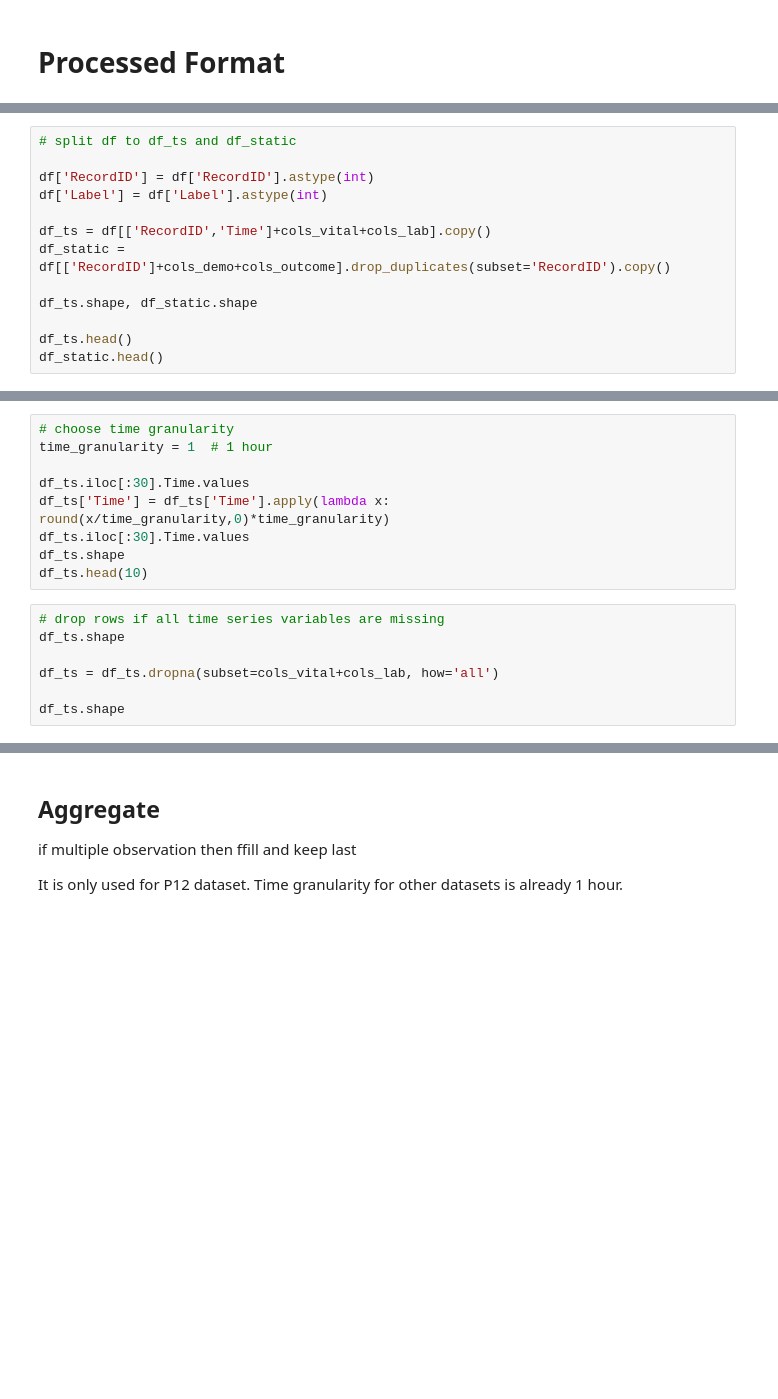
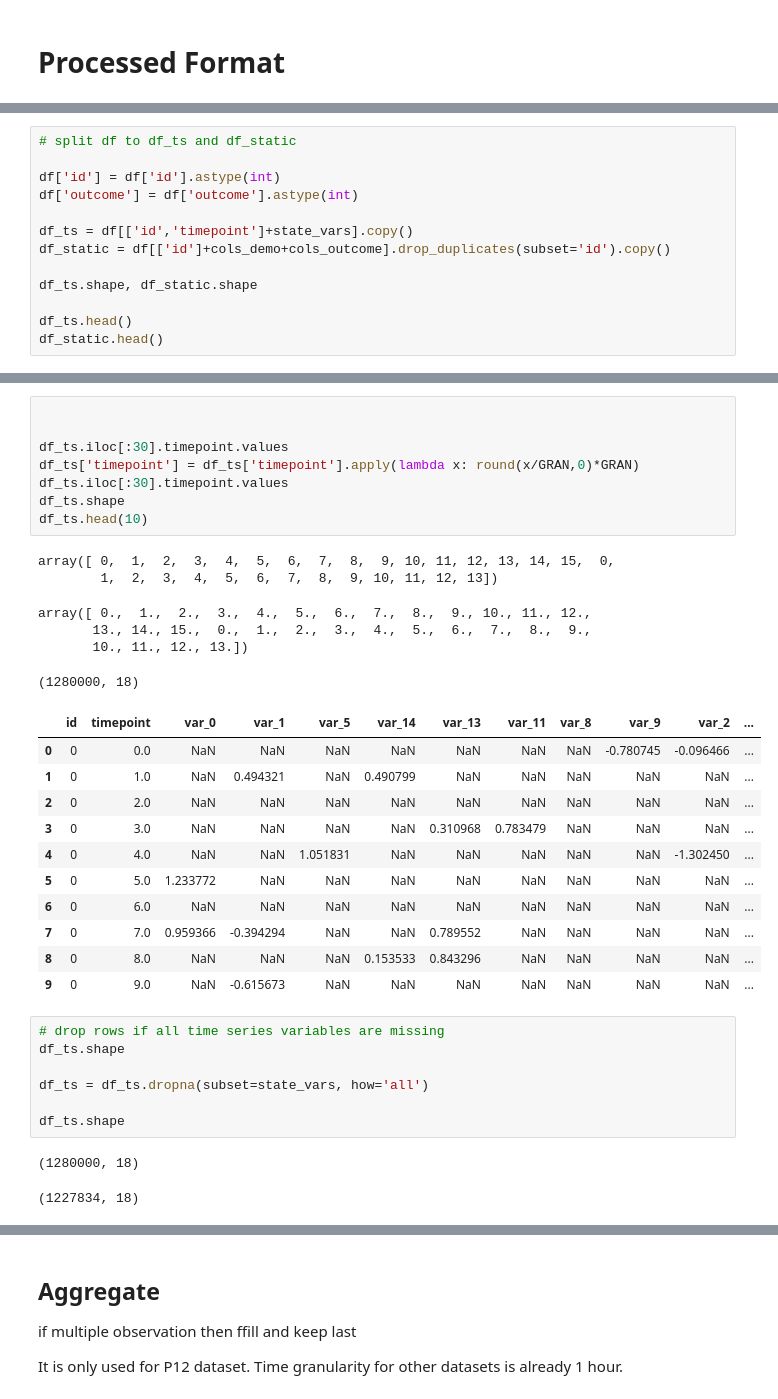
Before and after one commit to esl-epfl/TimEHR, a Jupyter notebook: data/Prepare_Datasets.ipynb, the cells around one changed output, grey strips where cells are left out. Cells and saved outputs as stored; diff of their text form; blank space fills up the shorter version.

```diff
--- a/data/Prepare_Datasets.ipynb
+++ b/data/Prepare_Datasets.ipynb
@@ -512,11 +405,11 @@ print("number of demographic variables: ", len(demo_vars))
 # %%
 # split df to df_ts and df_static
 
-df['RecordID'] = df['RecordID'].astype(int)
-df['Label'] = df['Label'].astype(int)
+df['id'] = df['id'].astype(int)
+df['outcome'] = df['outcome'].astype(int)
 
-df_ts = df[['RecordID','Time']+cols_vital+cols_lab].copy()
-df_static = df[['RecordID']+cols_demo+cols_outcome].drop_duplicates(subset='RecordID').copy()
+df_ts = df[['id','timepoint']+state_vars].copy()
+df_static = df[['id']+cols_demo+cols_outcome].drop_duplicates(subset='id').copy()
 
 df_ts.shape, df_static.shape
 
@@ -541,19 +474,39 @@ fig.show()
 # %%
-# choose time granularity
-time_granularity = 1  # 1 hour
 
-df_ts.iloc[:30].Time.values
-df_ts['Time'] = df_ts['Time'].apply(lambda x: round(x/time_granularity,0)*time_granularity)
-df_ts.iloc[:30].Time.values
+
+df_ts.iloc[:30].timepoint.values
+df_ts['timepoint'] = df_ts['timepoint'].apply(lambda x: round(x/GRAN,0)*GRAN)
+df_ts.iloc[:30].timepoint.values
 df_ts.shape
 df_ts.head(10)
+# %% [output]
+array([ 0,  1,  2,  3,  4,  5,  6,  7,  8,  9, 10, 11, 12, 13, 14, 15,  0,
+        1,  2,  3,  4,  5,  6,  7,  8,  9, 10, 11, 12, 13])
+array([ 0.,  1.,  2.,  3.,  4.,  5.,  6.,  7.,  8.,  9., 10., 11., 12.,
+       13., 14., 15.,  0.,  1.,  2.,  3.,  4.,  5.,  6.,  7.,  8.,  9.,
+       10., 11., 12., 13.])
+(1280000, 18)
+|  | id | timepoint | var_0 | var_1 | var_5 | var_14 | var_13 | var_11 | var_8 | var_9 | var_2 | ... |
+| 0 | 0 | 0.0 | NaN | NaN | NaN | NaN | NaN | NaN | NaN | -0.780745 | -0.096466 | ... |
+| 1 | 0 | 1.0 | NaN | 0.494321 | NaN | 0.490799 | NaN | NaN | NaN | NaN | NaN | ... |
+| 2 | 0 | 2.0 | NaN | NaN | NaN | NaN | NaN | NaN | NaN | NaN | NaN | ... |
+| 3 | 0 | 3.0 | NaN | NaN | NaN | NaN | 0.310968 | 0.783479 | NaN | NaN | NaN | ... |
+| 4 | 0 | 4.0 | NaN | NaN | 1.051831 | NaN | NaN | NaN | NaN | NaN | -1.302450 | ... |
+| 5 | 0 | 5.0 | 1.233772 | NaN | NaN | NaN | NaN | NaN | NaN | NaN | NaN | ... |
+| 6 | 0 | 6.0 | NaN | NaN | NaN | NaN | NaN | NaN | NaN | NaN | NaN | ... |
+| 7 | 0 | 7.0 | 0.959366 | -0.394294 | NaN | NaN | 0.789552 | NaN | NaN | NaN | NaN | ... |
+| 8 | 0 | 8.0 | NaN | NaN | NaN | 0.153533 | 0.843296 | NaN | NaN | NaN | NaN | ... |
+| 9 | 0 | 9.0 | NaN | -0.615673 | NaN | NaN | NaN | NaN | NaN | NaN | NaN | ... |
 # %%
 # drop rows if all time series variables are missing
 df_ts.shape
 
-df_ts = df_ts.dropna(subset=cols_vital+cols_lab, how='all')
+df_ts = df_ts.dropna(subset=state_vars, how='all')
 
 df_ts.shape
+# %% [output]
+(1280000, 18)
+(1227834, 18)
 # %%
 df_ts.head(10)
 
```
Also changed, not shown: parts of 37 cells of this notebook, 19 other files.
